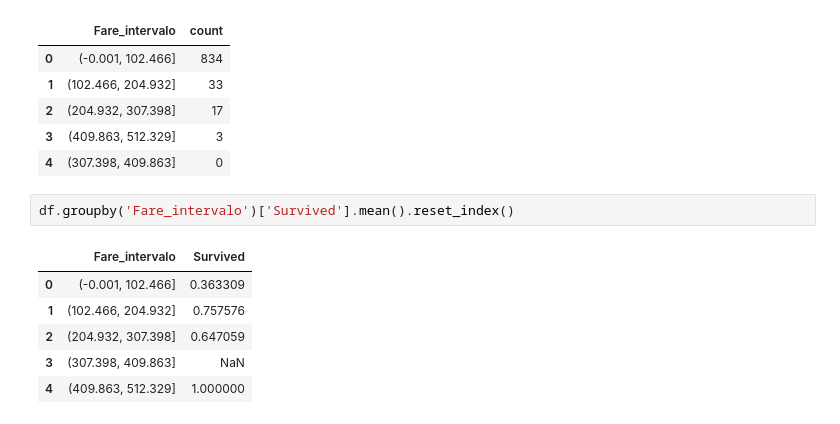
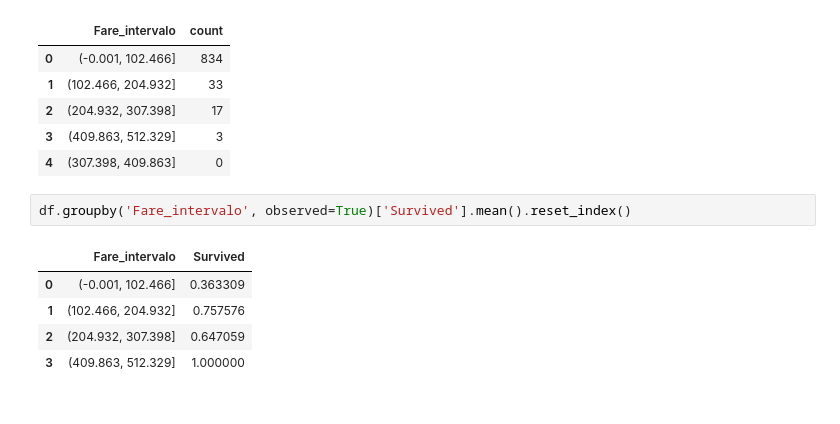
Before and after one commit to GustavoHDLC1/Colab_Files_PADP, a Jupyter notebook: Sem2_Practica6.ipynb, the cells around one changed output. Drawn from its saved outputs; the diff is of its cells as text.

```diff
--- a/Sem2_Practica6.ipynb
+++ b/Sem2_Practica6.ipynb
@@ -121,11 +121,10 @@ df['Fare_intervalo'].value_counts().reset_index().sort_index()
 | 3 | (409.863, 512.329] | 3 |
 | 4 | (307.398, 409.863] | 0 |
 # %%
-df.groupby('Fare_intervalo')['Survived'].mean().reset_index()
+df.groupby('Fare_intervalo', observed=True)['Survived'].mean().reset_index()
 # %% [output]
 |  | Fare_intervalo | Survived |
 | 0 | (-0.001, 102.466] | 0.363309 |
 | 1 | (102.466, 204.932] | 0.757576 |
 | 2 | (204.932, 307.398] | 0.647059 |
-| 3 | (307.398, 409.863] | NaN |
-| 4 | (409.863, 512.329] | 1.000000 |
+| 3 | (409.863, 512.329] | 1.000000 |
```
